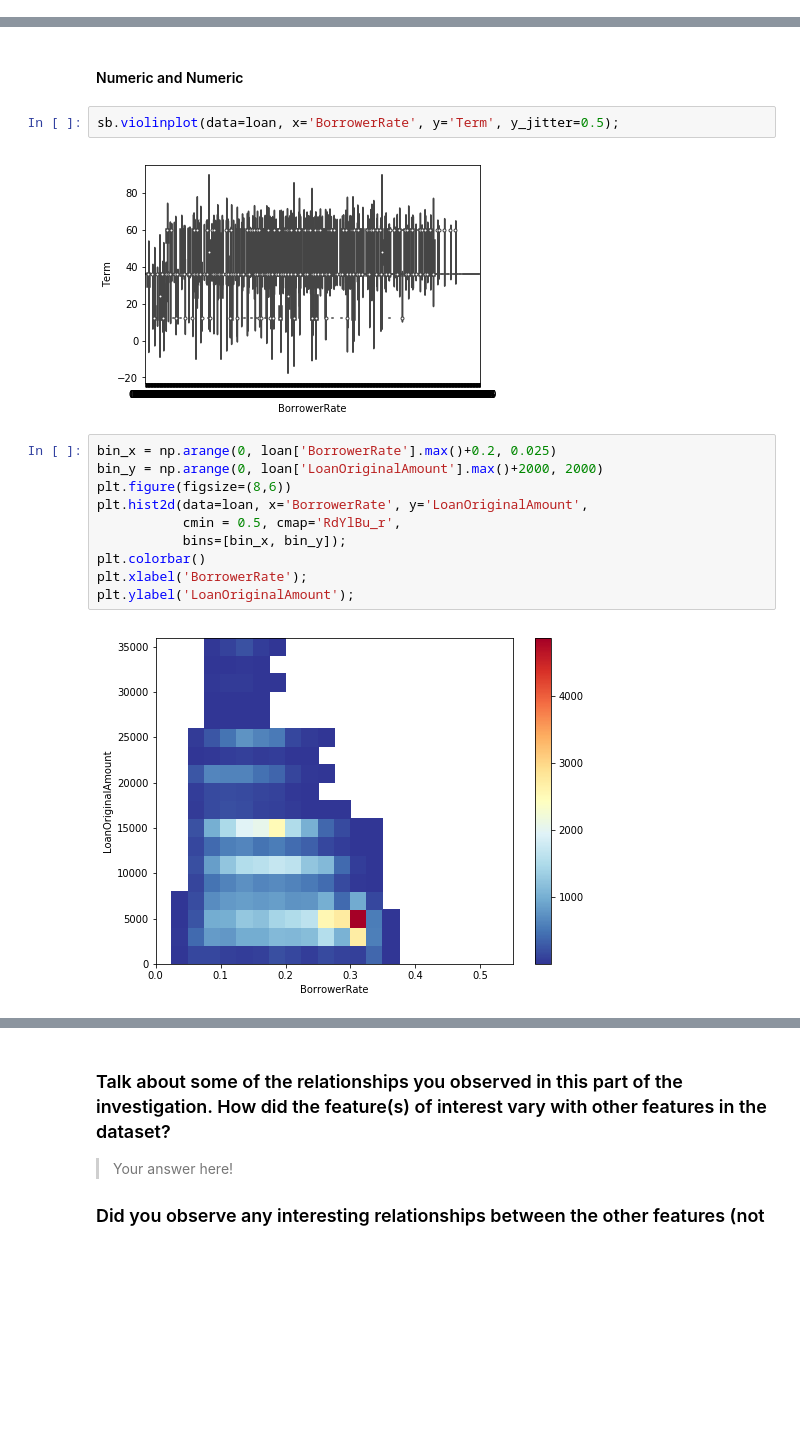
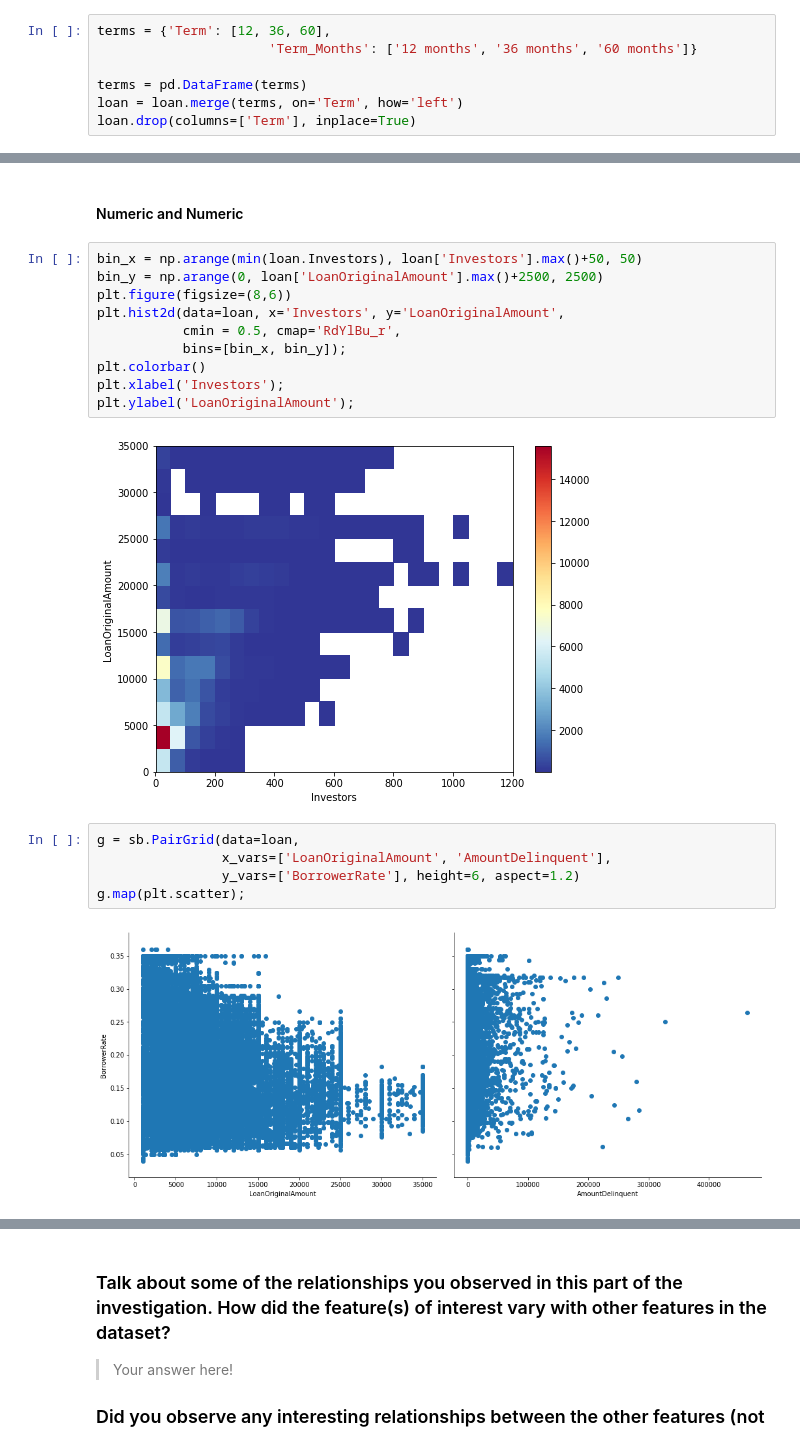
Before and after one commit to suefenali/data_analysis_nanodegree, a Jupyter notebook: project_5/exploration.ipynb, the cells around one changed output, grey strips where cells are left out. Saved outputs shown, nothing was run; the diff lists cells and outputs as text; blank space fills up the shorter version.

```diff
--- a/project_5/exploration.ipynb
+++ b/project_5/exploration.ipynb
@@ -217,0 +227,7 @@ loan.sample(3, random_state=13)
+# %%
+terms = {'Term': [12, 36, 60],
+                      'Term_Months': ['12 months', '36 months', '60 months']}
+
+terms = pd.DataFrame(terms)
+loan = loan.merge(terms, on='Term', how='left')
+loan.drop(columns=['Term'], inplace=True)
@@ -386,19 +413,22 @@ data. Make sure the variables that you cover here have been introduced in some
 fashion in the previous section (univariate exploration).
 # %% [markdown]
 #### Numeric and Numeric
-# %%
-sb.violinplot(data=loan, x='BorrowerRate', y='Term', y_jitter=0.5);
-# %% [output]
-[figure, removed]
 # %%
-bin_x = np.arange(0, loan['BorrowerRate'].max()+0.2, 0.025)
-bin_y = np.arange(0, loan['LoanOriginalAmount'].max()+2000, 2000)
+bin_x = np.arange(min(loan.Investors), loan['Investors'].max()+50, 50)
+bin_y = np.arange(0, loan['LoanOriginalAmount'].max()+2500, 2500)
 plt.figure(figsize=(8,6))
-plt.hist2d(data=loan, x='BorrowerRate', y='LoanOriginalAmount',
+plt.hist2d(data=loan, x='Investors', y='LoanOriginalAmount',
            cmin = 0.5, cmap='RdYlBu_r',
            bins=[bin_x, bin_y]);
 plt.colorbar()
-plt.xlabel('BorrowerRate');
+plt.xlabel('Investors');
 plt.ylabel('LoanOriginalAmount');
 # %% [output]
-[figure, old version]
+[figure, new version]
+# %%
+g = sb.PairGrid(data=loan,
+                x_vars=['LoanOriginalAmount', 'AmountDelinquent'],
+                y_vars=['BorrowerRate'], height=6, aspect=1.2)
+g.map(plt.scatter);
+# %% [output]
+[figure, added]
```
Also changed, not shown: parts of 29 cells of this notebook.
